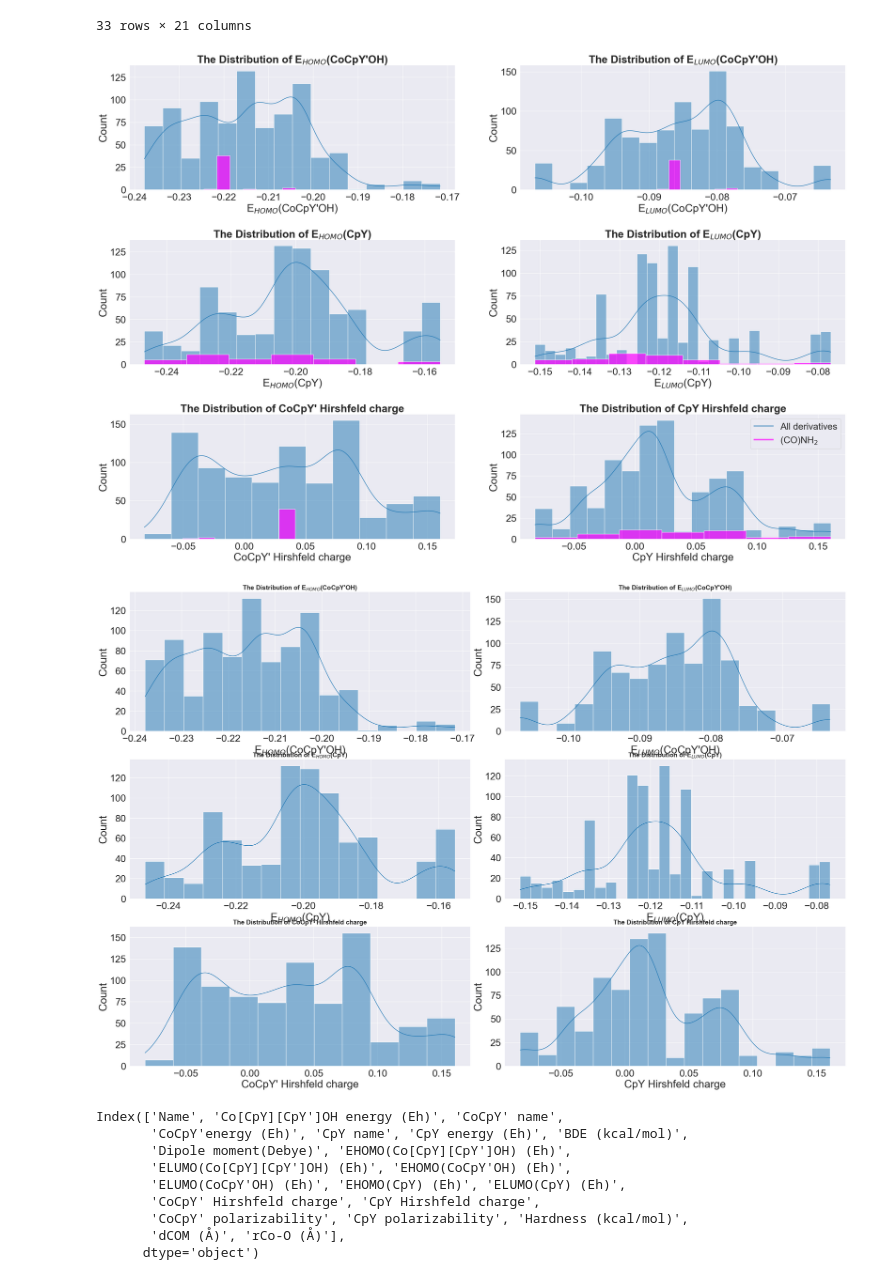
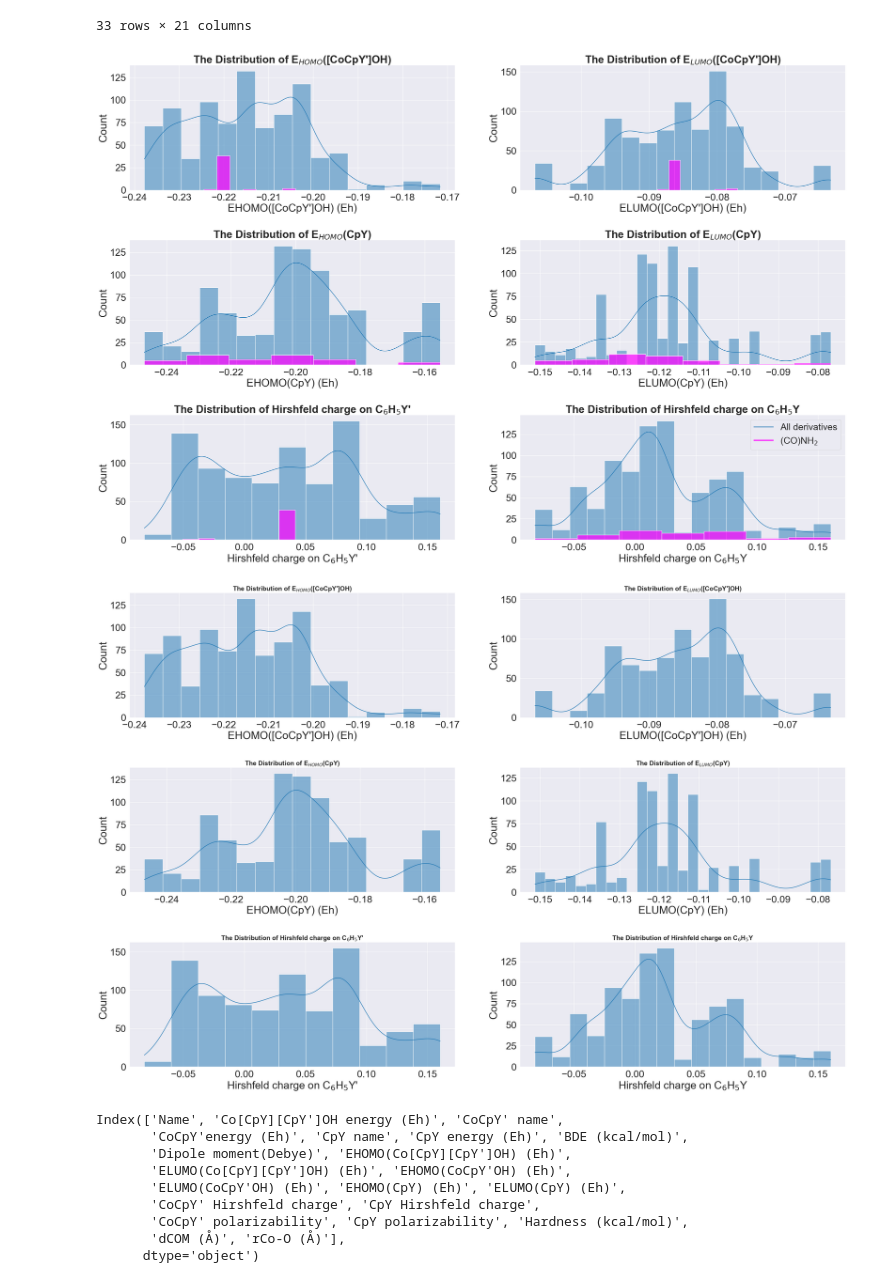
Before and after one commit to sheha919/Cobaltocenium_project, a Jupyter notebook: bdeVsfeatures_new.ipynb, the cells around one changed output. Cells and saved outputs as stored; diff of their text form; code cells hidden in the pictures.

Commit message:
modify labels of plots

```diff
--- a/bdeVsfeatures_new.ipynb
+++ b/bdeVsfeatures_new.ipynb
@@ -235,9 +235,12 @@ custom_lines = [Line2D([0], [0], color='#1f77b4', alpha =0.5, lw=4),
 frag_feat_cols = ["EHOMO(CoCpY'OH) (Eh)", "ELUMO(CoCpY'OH) (Eh)",
               "EHOMO(CpY) (Eh)", "ELUMO(CpY) (Eh)",
               "CoCpY' Hirshfeld charge", "CpY Hirshfeld charge"]
-frag_feat_title = ["E$_{HOMO}$(CoCpY'OH)", "E$_{LUMO}$(CoCpY'OH)",
+frag_feat_title = ["E$_{HOMO}$([CoCpY']OH)", "E$_{LUMO}$([CoCpY']OH)",
               "E$_{HOMO}$(CpY)", "E$_{LUMO}$(CpY)",
-              "CoCpY' Hirshfeld charge", "CpY Hirshfeld charge"]
+              "Hirshfeld charge on C$_6$H$_5$Y'", "Hirshfeld charge on C$_6$H$_5$Y"]
+xlabels = ["EHOMO([CoCpY']OH) (Eh)", "ELUMO([CoCpY']OH) (Eh)",
+              "EHOMO(CpY) (Eh)", "ELUMO(CpY) (Eh)",
+              "Hirshfeld charge on C$_6$H$_5$Y'", "Hirshfeld charge on C$_6$H$_5$Y"]
 sns.set(font_scale=2.5)
 fig, axes = plt.subplots(nrows = 3, ncols = 2, figsize=(36, 24))
 fig.subplots_adjust(hspace = 0.4, wspace=0.2)
@@ -248,7 +251,7 @@ for i, col in enumerate(frag_feat_cols):
 
     sns.histplot(data = ml_df, x = col ,bins = 'auto', ax = axes[i], alpha = 0.5, color = '#1f77b4', kde = True)
     sns.histplot(data = conh2_df, x = col ,bins = 'auto', ax = axes[i],  color='magenta', alpha =0.7)
-    axes[i].set_xlabel(frag_feat_title[i])
+    axes[i].set_xlabel(xlabels[i])
     axes[i].set_title(f'The Distribution of {frag_feat_title[i]}', fontweight = 'bold')
 
 
@@ -256,18 +259,18 @@ for i, col in enumerate(frag_feat_cols):
 
 plt.savefig('all_feat_out.png')
 # %% [output]
-[figure, old version]
+[figure, new version]
 # %%
 fig, axes = plt.subplots(nrows = 3, ncols = 2, figsize=(36, 24))
-fig.subplots_adjust(hspace = 0.2, wspace=0.1)
+fig.subplots_adjust(hspace = 0.4, wspace=0.2)
 axes = axes.ravel()
 for i, col in enumerate(frag_feat_cols):
     sns.histplot(data = ml_df, x = col ,bins = 'auto', kde=True, ax = axes[i] , color = '#1f77b4' )
-    axes[i].set_xlabel(frag_feat_title[i])
+    axes[i].set_xlabel(xlabels[i])
     axes[i].set_title(f'The Distribution of {frag_feat_title[i]}', fontsize = 18, fontweight = 'bold')
 plt.savefig('all_feat.png')
 # %% [output]
-[figure, old version]
+[figure, new version]
 # %%
 ml_df.columns
 # %% [output]
```
Also changed, not shown: parts of 2 cells of this notebook, 31 other files.
